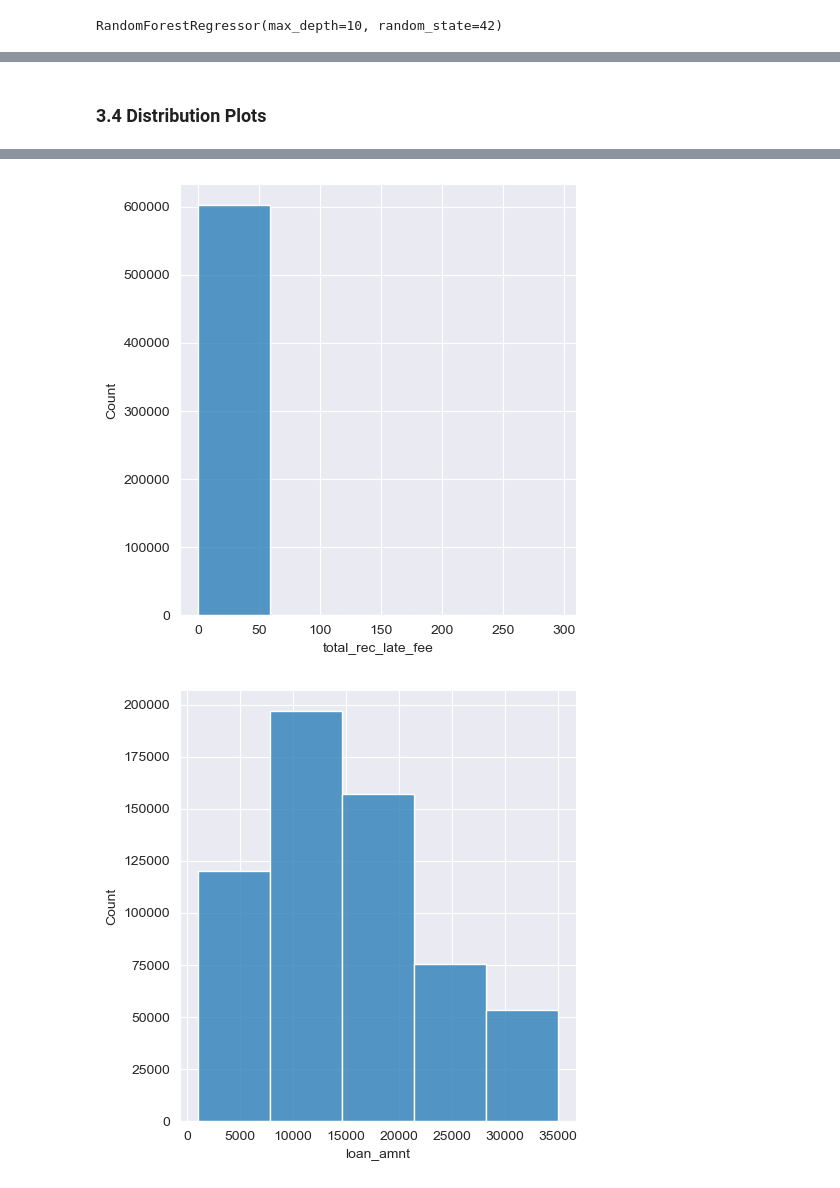
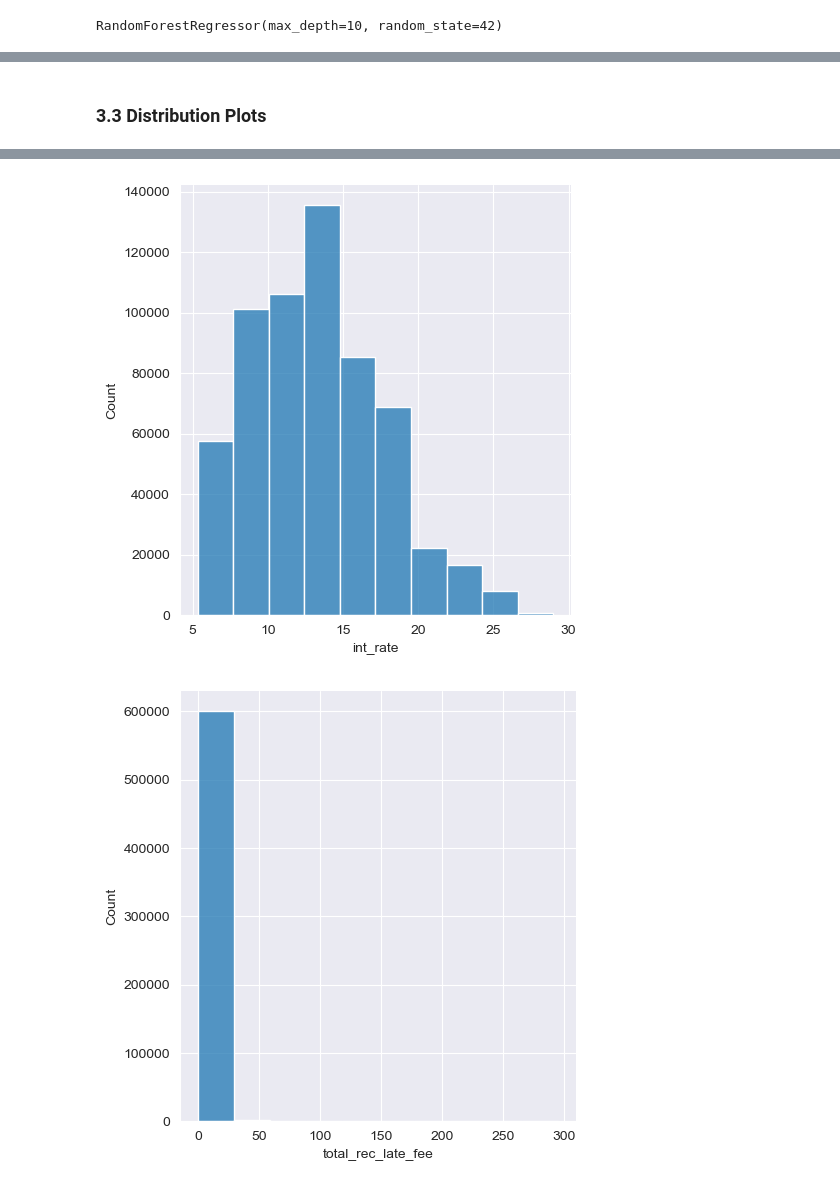
Before and after one commit to peterchettiar/credit-risk-modelling, a Jupyter notebook: CRM.ipynb, the cells around one changed output, grey strips where cells are left out. Cells and saved outputs as stored; diff of their text form; code cells hidden in the pictures.

```diff
--- a/CRM.ipynb
+++ b/CRM.ipynb
@@ -229,7 +247,7 @@ RandomForestRegressor(max_depth=10, random_state=42)
 # lets now plot the feature importance
 features = train_X.columns
 importances = model.feature_importances_
-indices = np.argsort(importances)[-9:]  # top 10 features
+indices = np.argsort(importances)[-10:]  # top 10 features
 
 plt.title('Feature Importances')
 plt.barh(range(len(indices)), importances[indices], color='b', align='center')
@@ -254,6 +272,6 @@ train_X.head()
 # %% [markdown]
-### 3.4 Distribution Plots
+### 3.3 Distribution Plots
 # %%
 for col in train_X.columns:
-    sns.displot(train_X, x=col, bins=5)
+    sns.displot(train_X, x=col, bins=10)
 # %% [output]
@@ -262,2 +280,2 @@ for col in train_X.columns:
-[figure, old version]
+[figure, new version]
-[figure, old version]
+[figure, new version]
```
Also changed, not shown: parts of 29 cells of this notebook.
